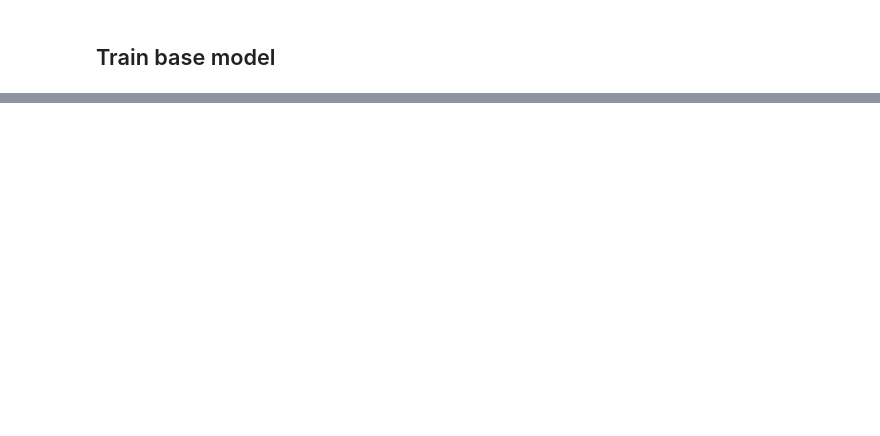
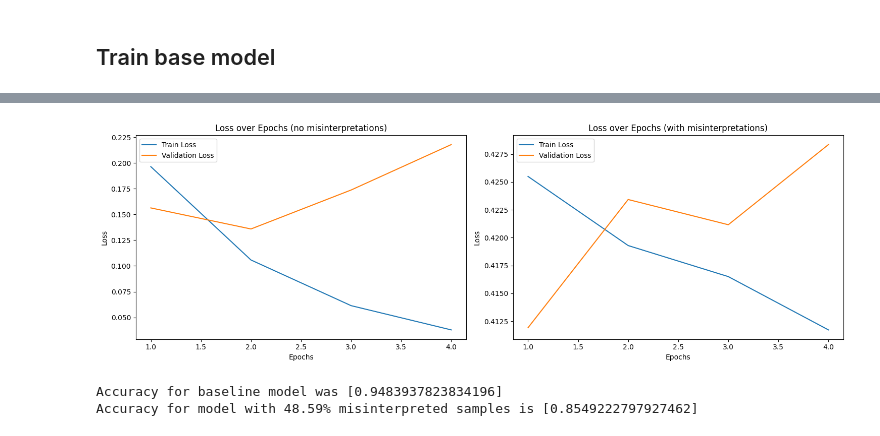
Before and after one commit to yamphurai/Misc, a Jupyter notebook: ML_Final_Project.ipynb, the cells around one changed output, grey strips where cells are left out. Drawn from its saved outputs; the diff is of its cells as text; code cells hidden in the pictures; blank space fills up the shorter version.

```diff
--- a/ML_Final_Project.ipynb
+++ b/ML_Final_Project.ipynb
@@ -503,0 +1160,18 @@ tokenizer.save_pretrained('/content/bert_model_base')
+# %%
+# Tokenize the queries in train_df_misinterpret
+train_misinterpret_encodings = tokenizer_new(
+    train_df_misinterpret['query'].tolist(),                         # Input text
+    truncation=True,                               # Truncate to max length
+    padding=True,                                  # Pad to max length
+    max_length=128,                                # Optional: set max sequence length
+    return_tensors="pt"                            # Return PyTorch tensors
+)
+# %%
+# Create training dataset (val_dataset and test_dataset will remain unchanged)
+train_misinterpret_dataset = QueryDataset(train_misinterpret_encodings, y_train.tolist())
+
+# create data loader for this training dataset. We can reuse the dataloaders for test and validation datasets.
+train_misinterpret_dataloader = DataLoader(train_misinterpret_dataset, batch_size=16, shuffle=True)
+# %%
+# define optimizer
+optimizer_new = Adam(filter(lambda p: p.requires_grad, model_new.parameters()), lr=2e-5)
@@ -503,0 +1303,33 @@ tokenizer.save_pretrained('/content/bert_model_base')
+# %%
+# Plot the training and validation losses
+epochs_range_1 = range(1, len(history_misinterpret['train_loss']) + 1)
+
+fig, axes = plt.subplots(2, 2, figsize=(15, 5))
+
+# Plot training and validation loss (with no misinterpretations)
+plt.subplot(1, 2, 1)
+plt.plot(epochs_range_1, history_base['train_loss'], label='Train Loss')
+plt.plot(epochs_range_1, history_base['val_loss'], label='Validation Loss')
+plt.xlabel('Epochs')
+plt.ylabel('Loss')
+plt.title('Loss over Epochs (no misinterpretations)')
+plt.legend()
+
+# Plot training and validation loss (with misinterpretations)
+plt.subplot(1, 2, 2)
+plt.plot(epochs_range_1, history_misinterpret['train_loss'], label='Train Loss')
+plt.plot(epochs_range_1, history_misinterpret['val_loss'], label='Validation Loss')
+plt.xlabel('Epochs')
+plt.ylabel('Loss')
+plt.title('Loss over Epochs (with misinterpretations)')
+plt.legend()
+
+plt.tight_layout()
+plt.show()
+
+print(f"Accuracy for baseline model was {history_base['test_accuracy']}")
+print(f"Accuracy for model with 48.59% misinterpreted samples is {history_misinterpret['test_accuracy']}")
+# %% [output]
+[figure, added]
+Accuracy for baseline model was [0.9483937823834196]
+Accuracy for model with 48.59% misinterpreted samples is [0.8549222797927462]
```
Also changed, not shown: parts of 159 cells of this notebook.
